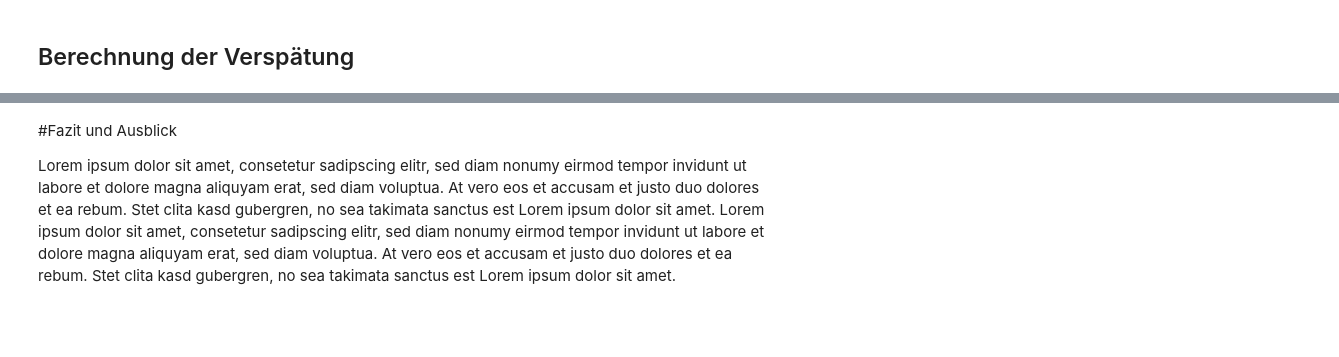
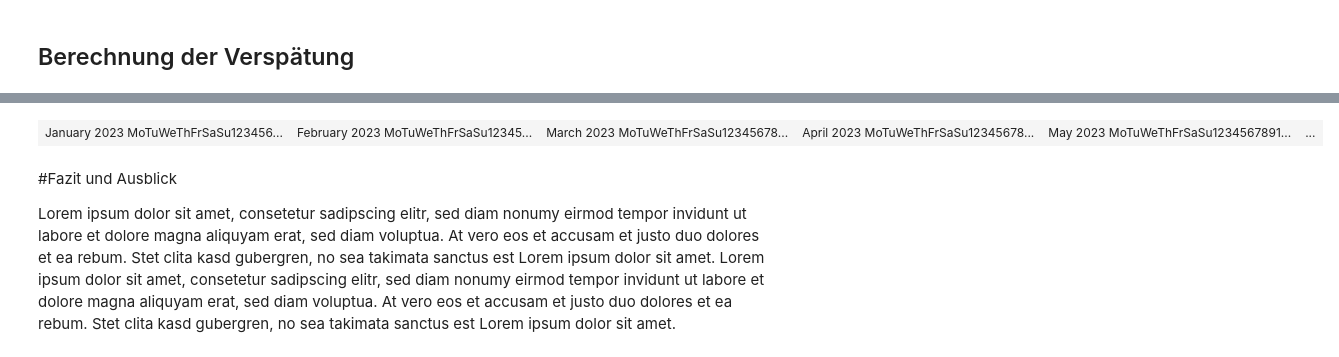
Before and after one commit to yannluethi/BINA, a Jupyter notebook: Case-Study/Python/BINA_Case-Study.ipynb, the cells around one changed output, grey strips where cells are left out. Drawn from its saved outputs; the diff is of its cells as text; code cells hidden in the pictures; blank space fills up the shorter version.

```diff
--- a/Case-Study/Python/BINA_Case-Study.ipynb
+++ b/Case-Study/Python/BINA_Case-Study.ipynb
@@ -347,3 +381,69 @@ No charts were generated by quickchart
+# %%
+# Basierend auf https://stackoverflow.com/a/1458077/1639671
+class HighlightedCalendarTable:
+    def __init__(self, highlight=[], year=2023):
+        self._highlight = highlight
+        self.year = year
+
+    def formatmonth(self, month):
+        """
+        Return a formatted month as an HTML table.
+        """
+        cal = calendar.Calendar()
+        month_days = cal.monthdayscalendar(self.year, month)
+        month_name = calendar.month_name[month]
+
+        html_table = f"<h2>{month_name} {self.year}</h2>"
+        html_table += "<table>"
+        html_table += "<tr><th>Mo</th><th>Tu</th><th>We</th><th>Th</th><th>Fr</th><th>Sa</th><th>Su</th></tr>"
+
+        for week in month_days:
+            html_table += "<tr>"
+            for day in week:
+                if day == 0:
+                    html_table += "<td></td>"
+                elif day in self._highlight:
+                    html_table += f'<td bgcolor="yellow">{day}</td>'
+                else:
+                    html_table += f'<td>{day}</td>'
+            html_table += "</tr>"
+
+        html_table += "</table>"
+        return html_table
+
+# Dictionary für die Highlights pro Monat
+highlights_per_month = {
+    1: range(0, 0),   # Jan
+    2: range(0, 0),      # Feb
+    3: range(27, 32),    # Mär
+    4: range(1, 31),   # Apr
+    5: range(1, 20),      # Mai
+    6: range(0, 0),    # Jun
+    7: range(1, 32),   # Jul
+    8: range(1, 24),      # Aug
+    9: range(23, 32),    # Sep
+    10: range(1, 30),   # Okt
+    11: range(0, 0),      # Nov
+    12: range(0, 0),    # Dez
+}
+
+# HTML für den gesamten Kalender
+html_calendar = "<table><tr>"
+
+# Schleife über alle zwölf Monate des Jahres
+for month in range(1, 13):
+    # Holen der Highlights für den aktuellen Monat
+    highlight = highlights_per_month.get(month, [])
+    # Hinzufügen des HTML-Codes für den aktuellen Monat zum Gesamtkalender
+    calendar_table = HighlightedCalendarTable(highlight=highlight)
+    html_calendar += f"<td>{calendar_table.formatmonth(month)}</td>"
+
+html_calendar += "</tr></table>"
+
+# Anzeigen des HTML-Kalenders
+HTML(html_calendar)
+# %% [output]
+| January 2023 MoTuWeThFrSaSu123456... | February 2023 MoTuWeThFrSaSu12345... | March 2023 MoTuWeThFrSaSu12345678... | April 2023 MoTuWeThFrSaSu12345678... | May 2023 MoTuWeThFrSaSu1234567891... | ... |
 # %% [markdown]
 #Fazit und Ausblick
 
```
Also changed, not shown: parts of 5 cells of this notebook.
